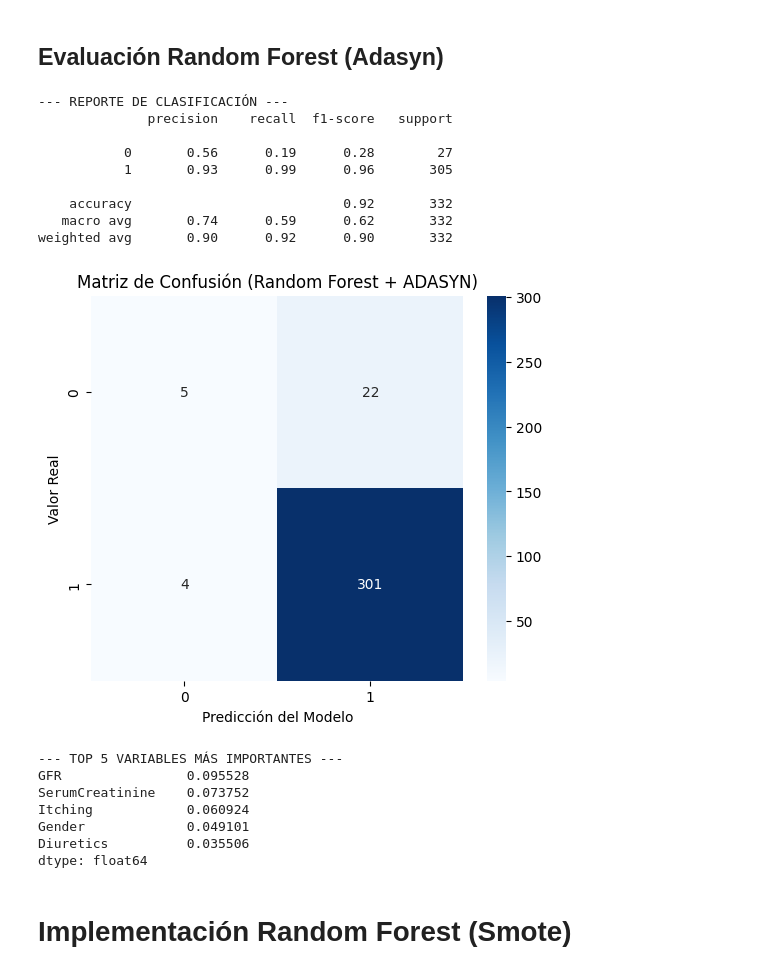
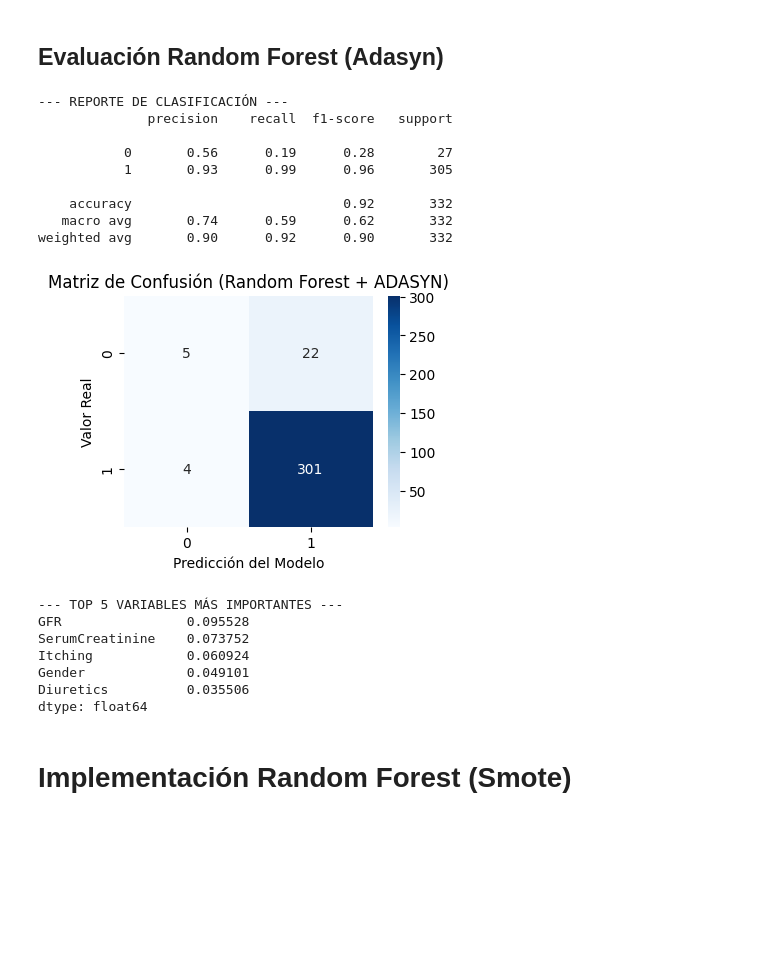
Before and after one commit to Edgarfevi/hackathon_salud, a Jupyter notebook: datos_e_ia.ipynb, the cells around one changed output. Cells and saved outputs as stored; diff of their text form; code cells hidden in the pictures; blank space fills up the shorter version.

```diff
--- a/datos_e_ia.ipynb
+++ b/datos_e_ia.ipynb
@@ -130,35 +132,35 @@ RandomForestClassifier(min_samples_split=5, n_estimators=200, n_jobs=-1,
 # Predecimos usando los datos de TEST (que son reales, no sintéticos)
 y_pred = rf_model.predict(X_test)
 
 # A) Reporte Numérico
 print("\n--- REPORTE DE CLASIFICACIÓN ---")
 print(classification_report(y_test, y_pred))
 
 # B) Matriz de Confusión Gráfica
-plt.figure(figsize=(6, 5))
+plt.figure(figsize=(4, 3))
 cm = confusion_matrix(y_test, y_pred)
 sns.heatmap(cm, annot=True, fmt='d', cmap='Blues', cbar=True)
 plt.xlabel('Predicción del Modelo')
 plt.ylabel('Valor Real')
 plt.title('Matriz de Confusión (Random Forest + ADASYN)')
 
 plt.show()
 
 # C) Importancia de Variables (¿Qué columnas pesaron más?)
 feature_importances = pd.Series(rf_model.feature_importances_, index=X.columns)
 print("\n--- TOP 5 VARIABLES MÁS IMPORTANTES ---")
 print(feature_importances.nlargest(5))
 # %% [output]
 --- REPORTE DE CLASIFICACIÓN ---
               precision    recall  f1-score   support
 
            0       0.56      0.19      0.28        27
            1       0.93      0.99      0.96       305
 
     accuracy                           0.92       332
    macro avg       0.74      0.59      0.62       332
 weighted avg       0.90      0.92      0.90       332
-[figure, old version]
+[figure, new version]
 --- TOP 5 VARIABLES MÁS IMPORTANTES ---
 GFR                0.095528
 SerumCreatinine    0.073752
```
Also changed, not shown: parts of 14 cells of this notebook.
